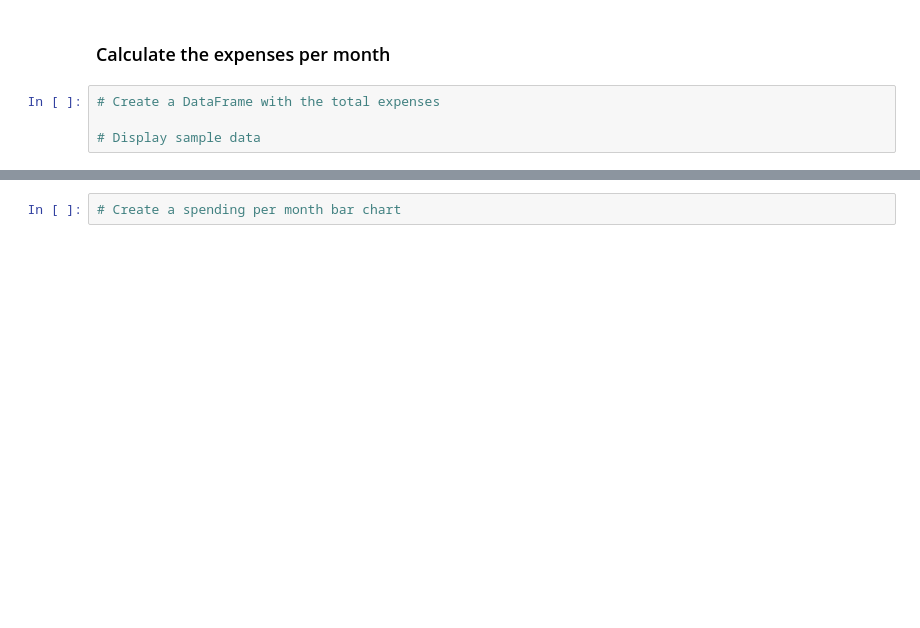
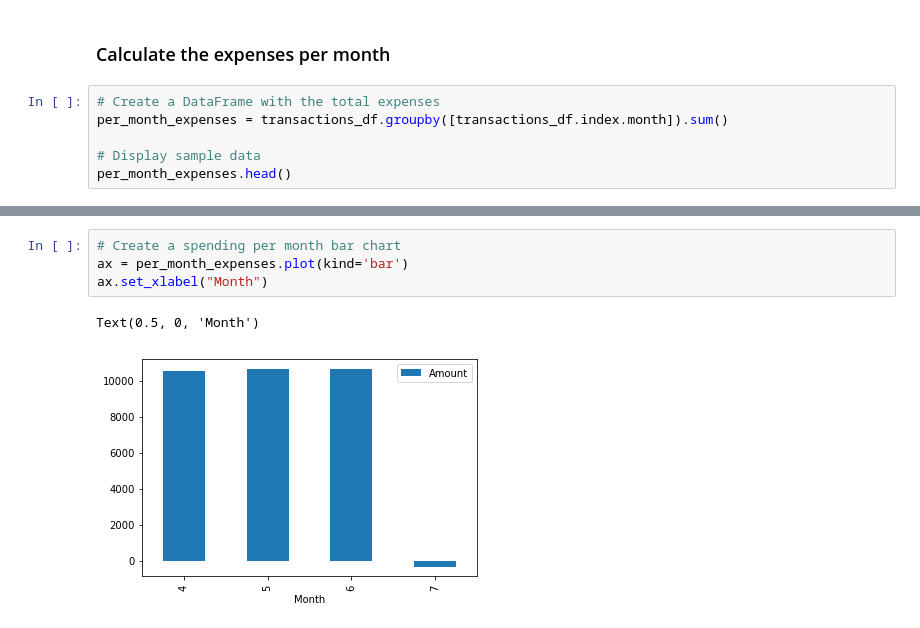
Before and after one commit to brettauc/API-homework, a Jupyter notebook: Code/account_summary.ipynb, the cells around one changed output, grey strips where cells are left out. Drawn from its saved outputs; the diff is of its cells as text; blank space fills up the shorter version.

```diff
--- a/Code/account_summary.ipynb
+++ b/Code/account_summary.ipynb
@@ -340,5 +354,7 @@ In this section, you will use the transactions DataFrame to analyze the customer
 ### Calculate the expenses per month
 # %%
 # Create a DataFrame with the total expenses
+per_month_expenses = transactions_df.groupby([transactions_df.index.month]).sum()
 
 # Display sample data
+per_month_expenses.head()
@@ -345,2 +368,7 @@ In this section, you will use the transactions DataFrame to analyze the customer
 # %%
 # Create a spending per month bar chart
+ax = per_month_expenses.plot(kind='bar')
+ax.set_xlabel("Month")
+# %% [output]
+Text(0.5, 0, 'Month')
+[figure, added]
```
Also changed, not shown: parts of 9 cells of this notebook.
